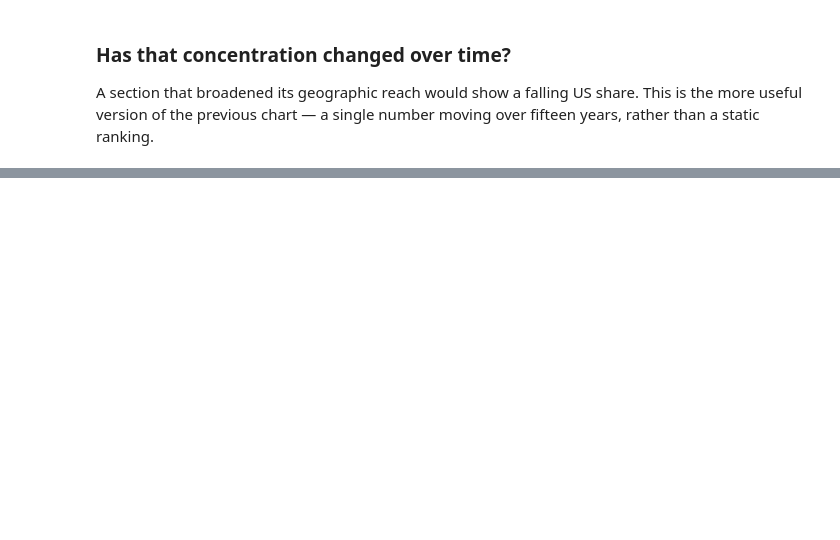
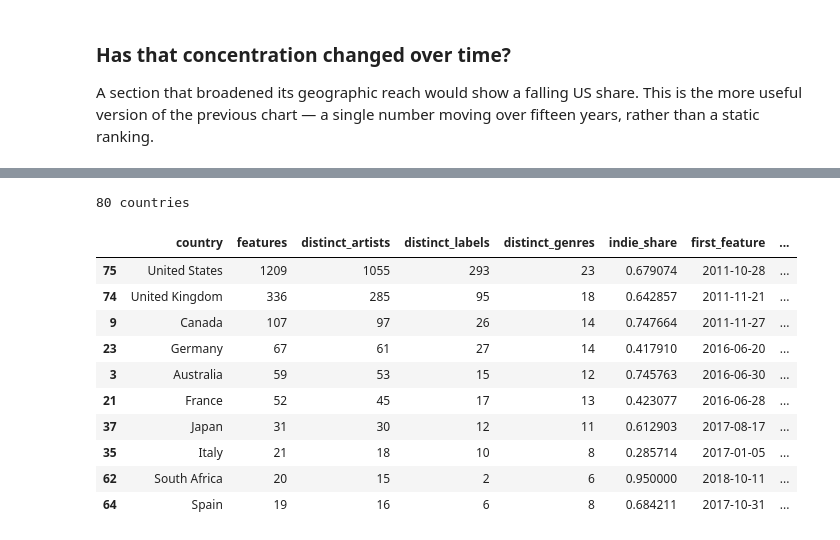
Before and after one commit to Joelb991/Bandcamp_Album-of-the-Day, a Jupyter notebook: notebooks/06_geographic_hubs.ipynb, the cells around one changed output, grey strips where cells are left out. Drawn from its saved outputs; the diff is of its cells as text; code cells hidden in the pictures; blank space fills up the shorter version.

```diff
--- a/notebooks/06_geographic_hubs.ipynb
+++ b/notebooks/06_geographic_hubs.ipynb
@@ -325,0 +325,32 @@ for artist location, and a lossy one. Any conclusion here is about where the
+# %%
+choropleth = (
+    located.groupby("country")
+    .agg(
+        features=("article_id", "size"),
+        distinct_artists=("artist", "nunique"),
+        distinct_labels=("record_label", "nunique"),
+        distinct_genres=("genre_tag", "nunique"),
+        indie_share=("is_independent", "mean"),
+        first_feature=("published_date", "min"),
+        latest_feature=("published_date", "max"),
+    )
+    .reset_index()
+    .sort_values("features", ascending=False)
+)
+choropleth["pct_of_all_features"] = (choropleth["features"] / choropleth["features"].sum() * 100).round(2)
+
+print(f"{len(choropleth)} countries")
+choropleth.head(10)
+# %% [output]
+80 countries
+|  | country | features | distinct_artists | distinct_labels | distinct_genres | indie_share | first_feature | ... |
+| 75 | United States | 1209 | 1055 | 293 | 23 | 0.679074 | 2011-10-28 | ... |
+| 74 | United Kingdom | 336 | 285 | 95 | 18 | 0.642857 | 2011-11-21 | ... |
+| 9 | Canada | 107 | 97 | 26 | 14 | 0.747664 | 2011-11-27 | ... |
+| 23 | Germany | 67 | 61 | 27 | 14 | 0.417910 | 2016-06-20 | ... |
+| 3 | Australia | 59 | 53 | 15 | 12 | 0.745763 | 2016-06-30 | ... |
+| 21 | France | 52 | 45 | 17 | 13 | 0.423077 | 2016-06-28 | ... |
+| 37 | Japan | 31 | 30 | 12 | 11 | 0.612903 | 2017-08-17 | ... |
+| 35 | Italy | 21 | 18 | 10 | 8 | 0.285714 | 2017-01-05 | ... |
+| 62 | South Africa | 20 | 15 | 2 | 6 | 0.950000 | 2018-10-11 | ... |
+| 64 | Spain | 19 | 16 | 6 | 8 | 0.684211 | 2017-10-31 | ... |
```
Also changed, not shown: parts of 21 cells of this notebook, 8 other files.
